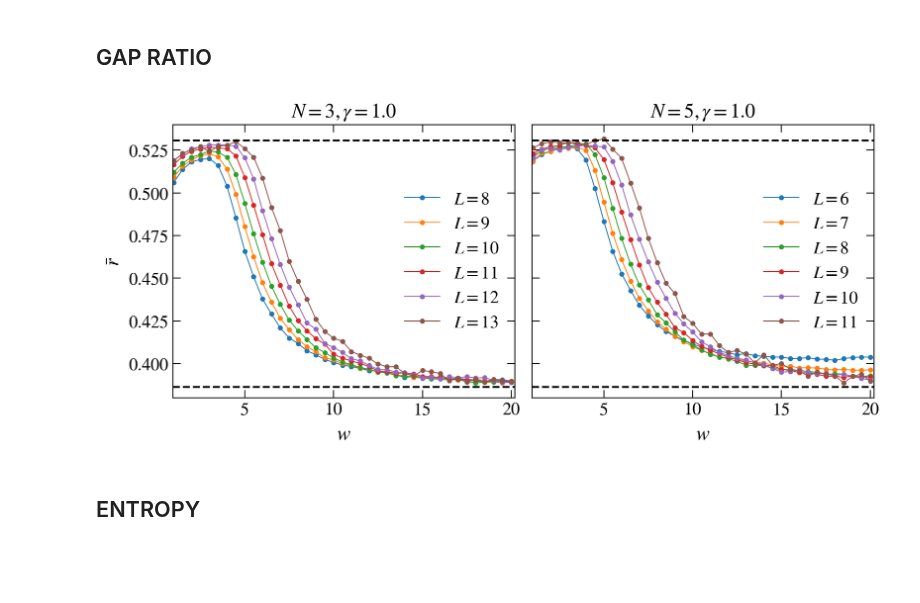
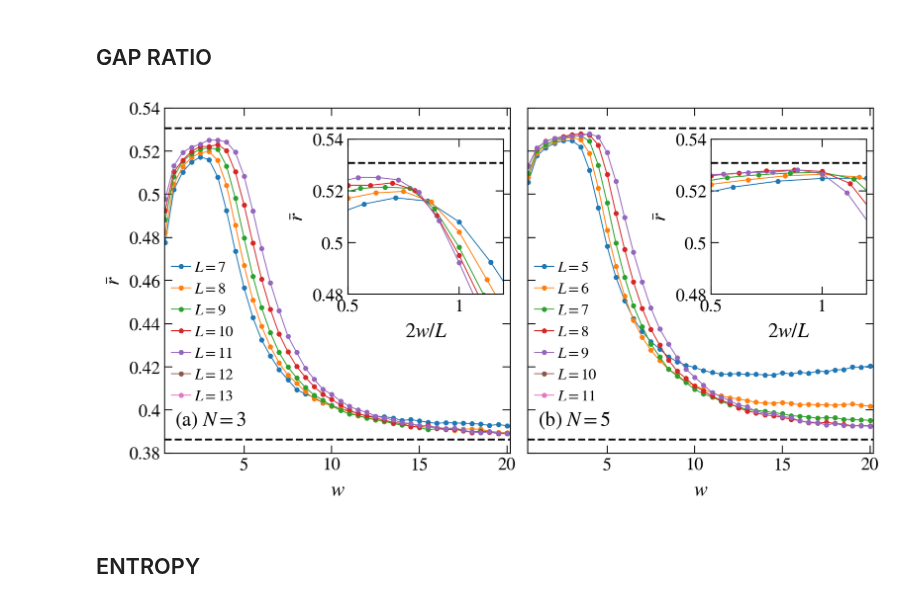
Before and after one commit to Rafal-Swietek/QHamSolver, a Jupyter notebook: QuantumSun/Jupyter_Python/critical_points.ipynb, the cells around one changed output. Cells and saved outputs as stored; diff of their text form; code cells hidden in the pictures; blank space fills up the shorter version.

```diff
--- a/QuantumSun/Jupyter_Python/critical_points.ipynb
+++ b/QuantumSun/Jupyter_Python/critical_points.ipynb
@@ -127,12 +127,12 @@ if config_disorder and config_disorder_sorted:
 elif config_disorder:
     w_vals = np.linspace(0.5, 35.0, 70)
 else:
-    w_vals = np.linspace(1.0, 20.0, 39)
+    w_vals = np.linspace(0.5, 20.0, 40)
 
 sub_sizes = np.arange(0, L+1)
-fig, axis = plt.subplots( nrows=1, ncols=2, figsize=(10,4), dpi = 200, sharey=True)
+fig, axis = plt.subplots( nrows=1, ncols=2, figsize=(10,5), dpi = 200, sharey=True)
 
-sizes = np.arange(11, 17, 1)
+sizes = np.arange(10, 17, 1)
 
 rescale = 0
 
@@ -153,7 +153,10 @@ else:
     xlab = r"$w$"
 
 ylab = r"$\bar{r}$"
+
+inset = []
 for idx1, N in enumerate([3, 5]):
+    inset.append( axis[idx1].inset_axes([0.53, 0.46, 0.45, 0.45]) )
 
     disorder = []
     gaps = []
@@ -168,7 +171,7 @@ for idx1, N in enumerate([3, 5]):
                 w_vals       = np.array(file.get('disorder'))
                 gap_ratio    = np.array(file.get('gap_ratio'))
                 entropy      = np.array(file.get('entropy'))
-                entropy_site = np.array(file.get('entropy_site'))
+                entropy_site = np.array(file.get('single_site_entropy'))
         else:
             entropy         = np.zeros((sub_sizes.size, w_vals.size))
             entropy_site    = np.zeros((sub_sizes.size, w_vals.size))
@@ -176,7 +179,8 @@ for idx1, N in enumerate([3, 5]):
             realisations    = np.zeros((w_vals.size))
             for ii, w in enumerate(w_vals):
                 name = base_dir + 'Entropy/Eigenstate/' + info(L=L, N=N, J=J, gamma=gamma, zeta=zeta, alfa=alfa, h=h, w=w, ext='.hdf5')
-                if not exists(name): name = base_dir + 'Entropy/Eigenstate/' + info(L=L, N=N, J=J, gamma=gamma, zeta=zeta, alfa=alfa, h=h, w=w, ext='_beta.hdf5')
+                if not exists(name):
+                    name = base_dir + 'Entropy/Eigenstate/' + info(L=L, N=N, J=J, gamma=gamma, zeta=zeta, alfa=alfa, h=h, w=w, ext='_beta.hdf5')
                 #print(name)
                 if exists(name):
                     with h5py.File(name, "r") as file:
@@ -187,7 +191,7 @@ for idx1, N in enumerate([3, 5]):
 
                         dim = energies.size
                         num = frac(dim)
-
+                        # print(dim, num)
                         E_av = np.mean(energies)
                         index_meanE = min(range(len(energies)), key=lambda i: abs(energies[i] - E_av))
 
@@ -198,7 +202,11 @@ for idx1, N in enumerate([3, 5]):
                         if my_max >= dim: my_max = dim
 
                         try:
-                            gap_ratio[ii] = np.mean(ratio[my_min : my_max]) if my_min > 0 and my_max < dim and num < dim else np.mean(ratio)
+                            if num == 500:          gap_ratio[ii] = np.array(file.get('gap ratio 500'))
+                            elif num == dim//2:     gap_ratio[ii] = np.array(file.get('gap ratio D/2'))
+                            else:
+                                # print("otherwise")
+                                gap_ratio[ii] = np.mean(ratio[my_min : my_max]) if my_min > 0 and my_max < dim and num < dim else np.mean(ratio)
                             for LA in sub_sizes:
                                 S = np.array(file.get('entropies'))[LA]
                                 Ssite = np.array(file.get('single_site_entropy'))[LA]
@@ -227,38 +235,60 @@ for idx1, N in enumerate([3, 5]):
         gaps.append(gap_ratio)
 
     # par, crit_pars, costfun, status = cost.get_crit_points(x=np.array(disorder), y=np.array(gaps), vals=sizes - N, crit_fun='free', scaling_ansatz='classic', seed=412438923)
     # print(crit_pars)
 
     # rescale_fun = cost.resc_functions_dict['classic']
     # critical_fun = cost.crit_functions_dict['free']
     # xlab = cost.scale_ansatz_label['classic']('W')
 
     for ii, L in enumerate(sizes - N):
         axis[idx1].plot(disorder[ii], gaps[ii], marker='o', markersize=3, lw=0.75, label=r"$L=%d$"%L)
+        inset[idx1].plot(2*disorder[ii]/(L), gaps[ii], marker='o', markersize=3, lw=0.75, label=r"$L=%d$"%L)
         # axis[idx1].plot(rescale_fun(disorder[ii], sizes, ii, critical_fun, par, *crit_pars), gaps[ii], ls='--', marker='o', label=r"$L=%d$"%(L))
 
     axis[idx1].set_ylim(0.38,0.54)
     axis[idx1].set_xlim(0.95*min(np.array(disorder).flatten()), 1.01*max(np.array(disorder).flatten()))
     axis[idx1].axhline(y=0.3863, ls='--', color='black')
     axis[idx1].axhline(y=0.5307, ls='--', color='black')
 
+
+    inset[idx1].set_ylim(0.48,0.54)
+    inset[idx1].set_xlim(0.5, 1.2)
+    inset[idx1].axhline(y=0.5307, ls='--', color='black')
+
     # if not config_disorder: axis[idx1].set_xlim(0, None)
     #         # axis[idx2][idx1].set_xlim(0.0,2)
 
-fig_help.set_plot_elements(axis[0], ylabel=ylab, xlabel=xlab, font_size=14, set_legend=True)
-fig_help.set_plot_elements(axis[1], ylabel="", xlabel=xlab, font_size=14, set_legend=True)
+
+
+
+fig_help.set_plot_elements(axis[0], ylabel=ylab, xlabel=xlab, font_size=14, set_legend=False)
+fig_help.set_legend(axis[0], loc = 'center left', fontsize=12, anchor=(-0.02, 0.35))
+fig_help.set_plot_elements(axis[1], ylabel="", xlabel=xlab, font_size=14, set_legend=False)
+fig_help.set_legend(axis[1], loc = 'center left', fontsize=12, anchor=(-0.02, 0.35))
+
+fig_help.set_plot_elements(inset[0], ylabel=ylab, xlabel=r"$2w/L$", font_size=14, set_legend=False)
+fig_help.set_plot_elements(inset[1], ylabel=ylab, xlabel=r"$2w/L$", font_size=14, set_legend=False)
 
 if config_disorder and config_disorder_sorted:
     for ax in axis.flatten():
         ax.set_xscale('log')
 
+for aa in [axis, inset]:
+    for ax in np.array(aa).flatten():
+        ax.xaxis.set_minor_formatter(matplotlib.ticker.FuncFormatter(lambda x, pos: "%g"%x))
+        ax.xaxis.set_major_formatter(matplotlib.ticker.FuncFormatter(lambda x, pos: "%g"%x))
+        ax.yaxis.set_minor_formatter(matplotlib.ticker.FuncFormatter(lambda x, pos: "%g"%x))
+        ax.yaxis.set_major_formatter(matplotlib.ticker.FuncFormatter(lambda x, pos: "%g"%x))
 
-axis[0].set_title(r"$N=3, \gamma=%.1f$"%(gamma), fontsize=16)
-axis[1].set_title(r"$N=5, \gamma=%.1f$"%(gamma), fontsize=16)
+axis[0].annotate(r"(a) $N=3$", fontsize=16, xy=(0.03, 0.08), xycoords='axes fraction')
+axis[1].annotate(r"(b) $N=5$", fontsize=16, xy=(0.03, 0.08), xycoords='axes fraction')
+# axis[0].set_title(r"$N=3, \gamma=%.1f$"%(gamma), fontsize=16)
+# axis[1].set_title(r"$N=5, \gamma=%.1f$"%(gamma), fontsize=16)
 
 fig.subplots_adjust(wspace = 0.05, hspace=0.05)
 # %% [output]
-[figure, old version]
+[figure, new version]
 # %% [markdown]
 ## ENTROPY
 # %% [markdown]
```
Also changed, not shown: parts of 8 cells of this notebook, 12 other files.
